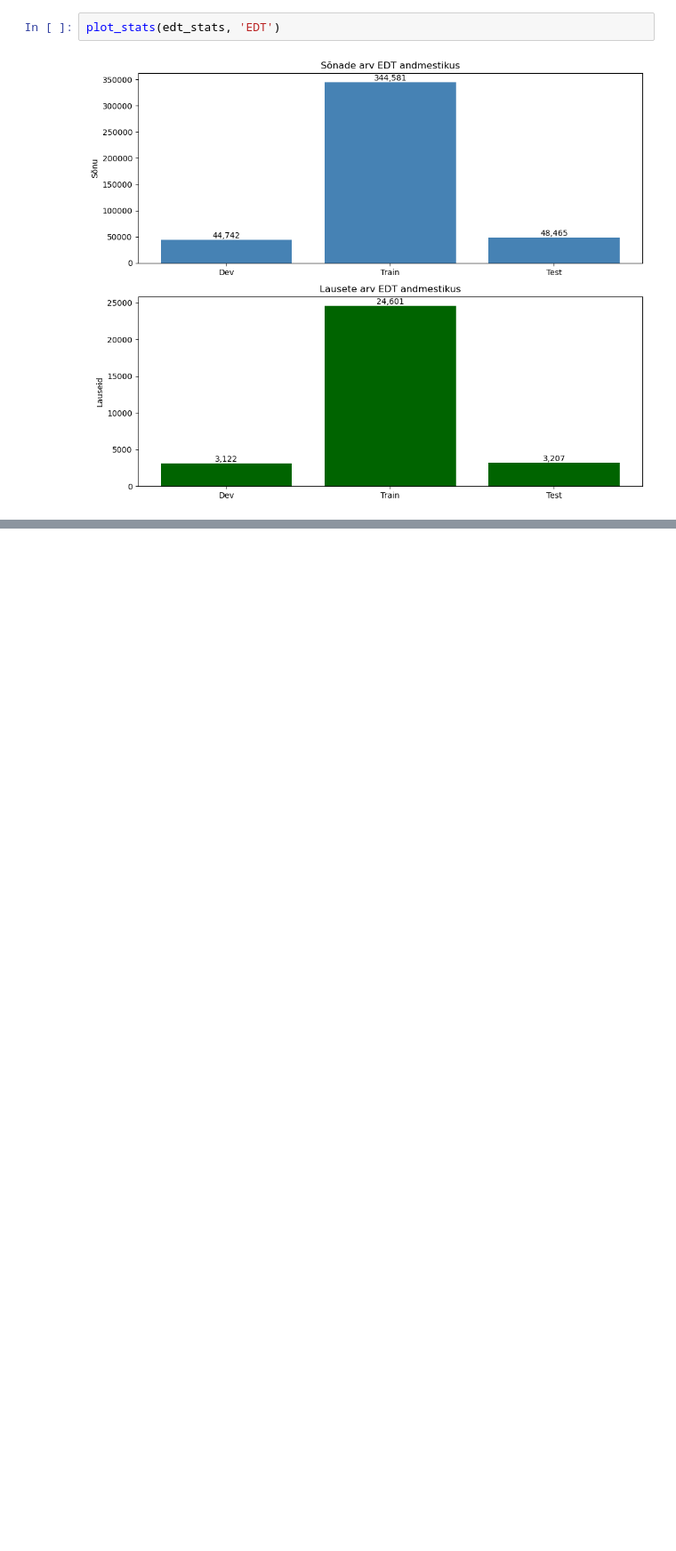
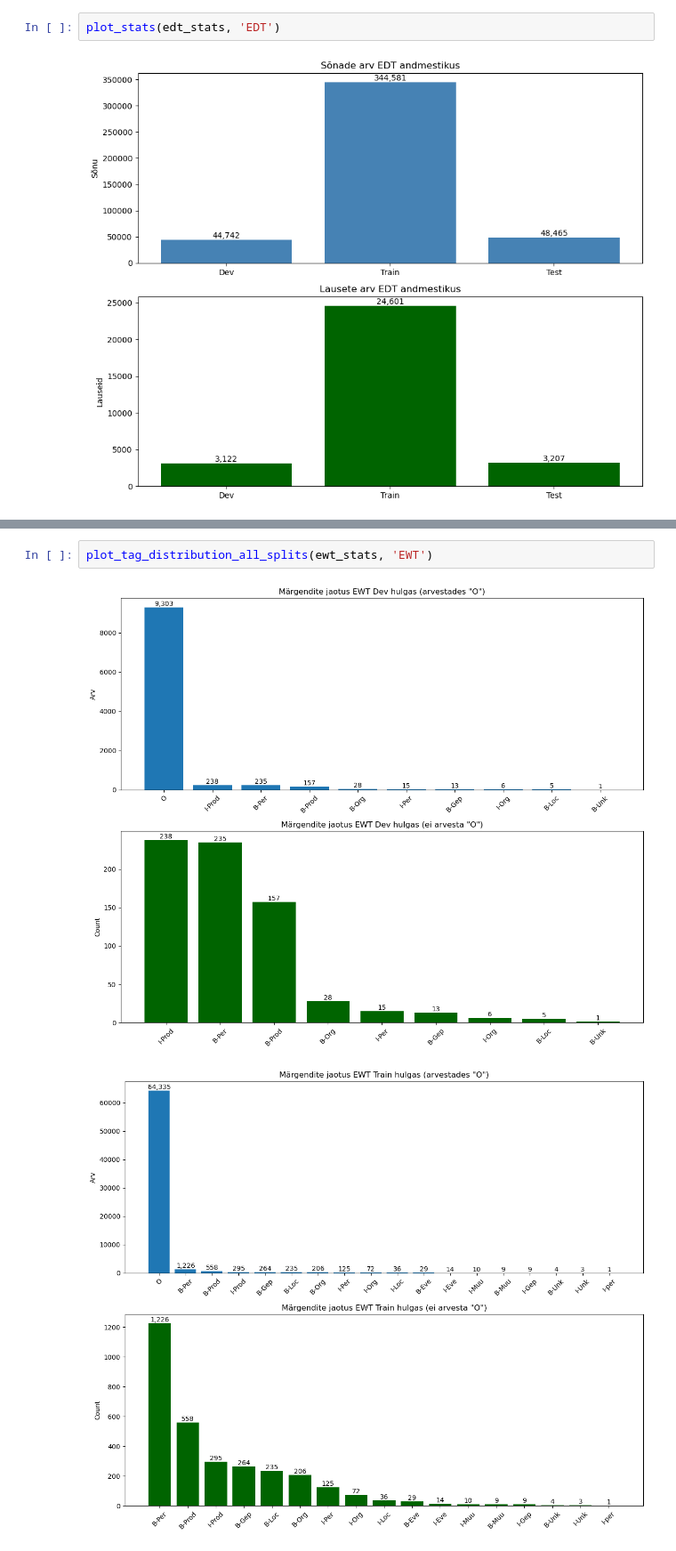
Before and after one commit to martinkivisikk/ner_thesis, a Jupyter notebook: datasets.ipynb, the cells around one changed output, grey strips where cells are left out. Shown at 89% size. Drawn from its saved outputs; the diff is of its cells as text; blank space fills up the shorter version.

Commit message:
Read data, stats

```diff
--- a/datasets.ipynb
+++ b/datasets.ipynb
@@ -109,0 +156,5 @@ plot_stats(edt_stats, 'EDT')
+# %%
+plot_tag_distribution_all_splits(ewt_stats, 'EWT')
+# %% [output]
+[figure, added]
+[figure, added]
```
Also changed, not shown: parts of 3 cells of this notebook.
